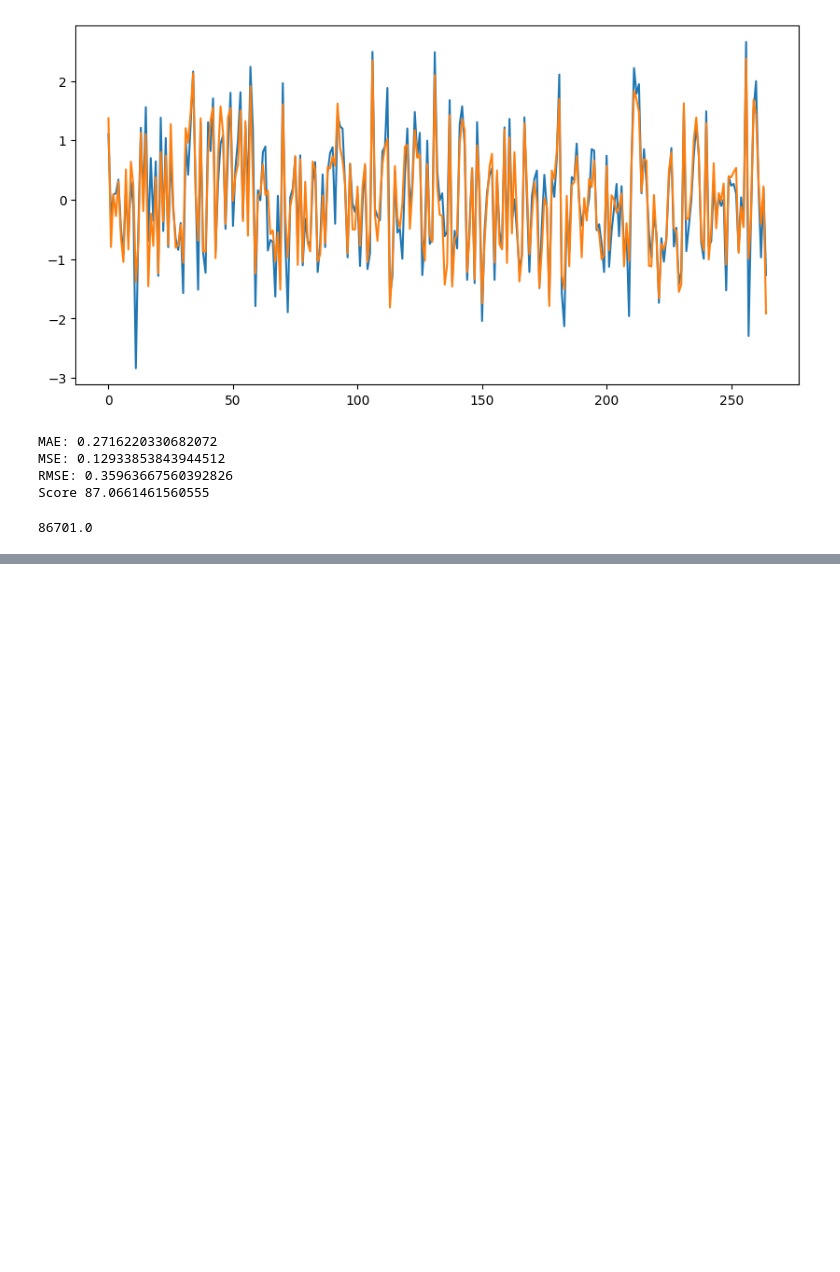
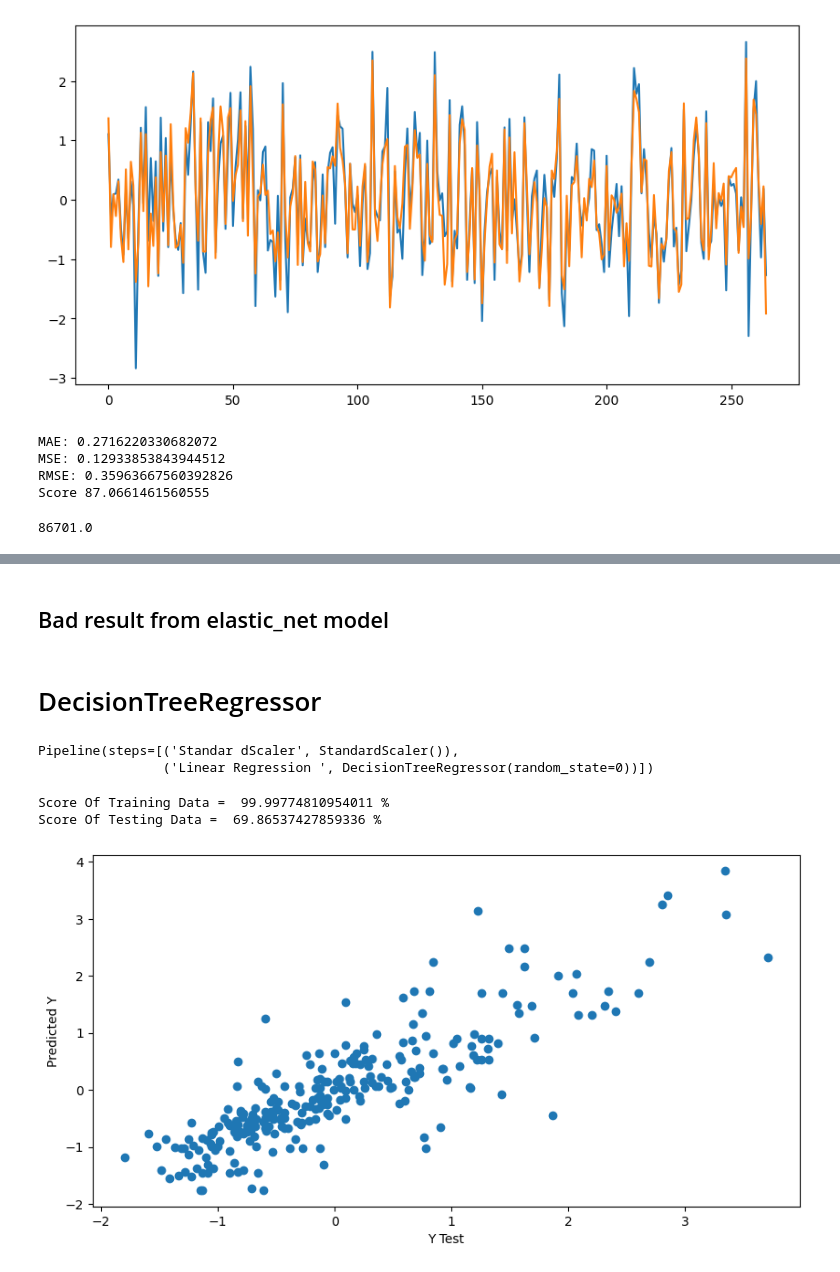
Before and after one commit to ahmedhany14/House-Prices-Prediction, a Jupyter notebook: Machine learning models/models_workspace.ipynb, the cells around one changed output, grey strips where cells are left out. Cells and saved outputs as stored; diff of their text form; code cells hidden in the pictures; blank space fills up the shorter version.

```diff
--- a/Machine learning models/models_workspace.ipynb
+++ b/Machine learning models/models_workspace.ipynb
@@ -244,0 +353,41 @@ all_used_models
+# %% [markdown]
+## Bad result from elastic_net model
+# %% [markdown]
+# DecisionTreeRegressor
+# %%
+DTR = Models.DecisionTreeRegressor_Scaled_model(x_train, y_train)
+DTR
+# %% [output]
+Pipeline(steps=[('Standar dScaler', StandardScaler()),
+                ('Linear Regression ', DecisionTreeRegressor(random_state=0))])
+# %%
+x_train_preproc, y_train_preproc = preprocess.scaled_linear_model(X=x_train, Y=y_train)
+
+x_test_preproc, y_test_preproc = preprocess.scaled_linear_model(X=x_test, Y=y_test)
+
+
+train_prediction = DTR.predict(x_train_preproc)
+test_prediction = DTR.predict(x_test_preproc)
+# %%
+print(
+    "Score Of Training Data = ",
+    DTR.score(x_train_preproc, y_train_preproc) * 100,
+    "%",
+)
+
+print(
+    "Score Of Testing Data = ",
+    DTR.score(x_test_preproc, y_test_preproc) * 100,
+    "%",
+)
+# %% [output]
+Score Of Training Data =  99.99774810954011 %
+Score Of Testing Data =  69.86537427859336 %
+# %%
+plt.figure(figsize=(10, 5))
+plt.scatter(y_test_preproc, test_prediction)
+plt.xlabel("Y Test")
+plt.ylabel("Predicted Y")
+plt.show()
+# %% [output]
+[figure, added]
```
Also changed, not shown: parts of 25 cells of this notebook.
